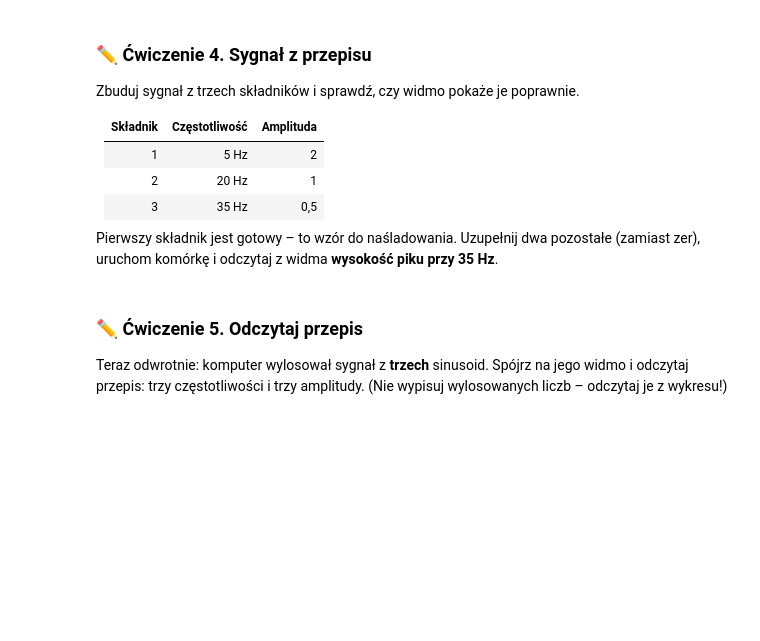
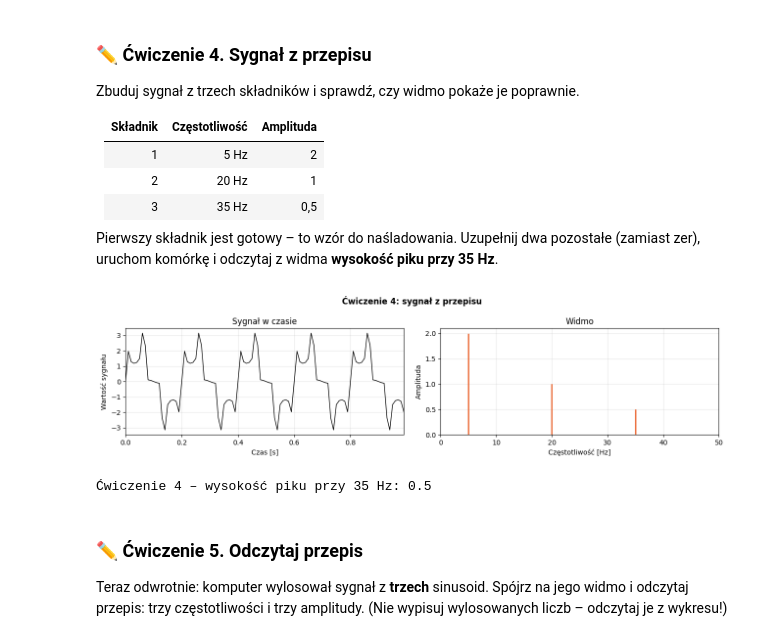
Before and after one commit to wojteklochmajer/MBFM_Lab, a Jupyter notebook: notebooks/06_fourier_i_filtrowanie.ipynb, the cells around one changed output. Cells and saved outputs as stored; diff of their text form; code cells hidden in the pictures; blank space fills up the shorter version.

```diff
--- a/notebooks/06_fourier_i_filtrowanie.ipynb
+++ b/notebooks/06_fourier_i_filtrowanie.ipynb
@@ -294,17 +320,20 @@ Pierwszy składnik jest gotowy – to wzór do naśladowania. Uzupełnij dwa poz
 # %%
 # ✏️ Ćwiczenie 4
 fs = 100                      # 100 próbek na sekundę
 t = np.arange(0, 1, 1 / fs)   # 1 sekunda
 
 skladnik_1 = 2 * np.sin(2 * np.pi * 5 * t)   # 5 Hz, amplituda 2 (gotowe – wzór do naśladowania)
-skladnik_2 = 0 * np.sin(2 * np.pi * 0 * t)   # ✏️ wpisz amplitudę 1 i częstotliwość 20
-skladnik_3 = 0 * np.sin(2 * np.pi * 0 * t)   # ✏️ wpisz amplitudę 0.5 (z kropką!) i częstotliwość 35
+skladnik_2 = 1 * np.sin(2 * np.pi * 20 * t)   # ✏️ wpisz amplitudę 1 i częstotliwość 20
+skladnik_3 = 0.5 * np.sin(2 * np.pi * 35 * t)   # ✏️ wpisz amplitudę 0.5 (z kropką!) i częstotliwość 35
 sygnal_z_przepisu = skladnik_1 + skladnik_2 + skladnik_3
 
 rysuj_sygnal_i_widmo(t, sygnal_z_przepisu, fs, tytul="Ćwiczenie 4: sygnał z przepisu")
 
-wysokosc_35 = None   # ✏️ odczytaj z widma wysokość piku przy 35 Hz
+wysokosc_35 = 0.5   # ✏️ odczytaj z widma wysokość piku przy 35 Hz
 print("Ćwiczenie 4 – wysokość piku przy 35 Hz:", wysokosc_35)
+# %% [output]
+[figure, added]
+Ćwiczenie 4 – wysokość piku przy 35 Hz: 0.5
 # %% [markdown]
 ### ✏️ Ćwiczenie 5. Odczytaj przepis
 
```
Also changed, not shown: parts of 33 cells of this notebook.
